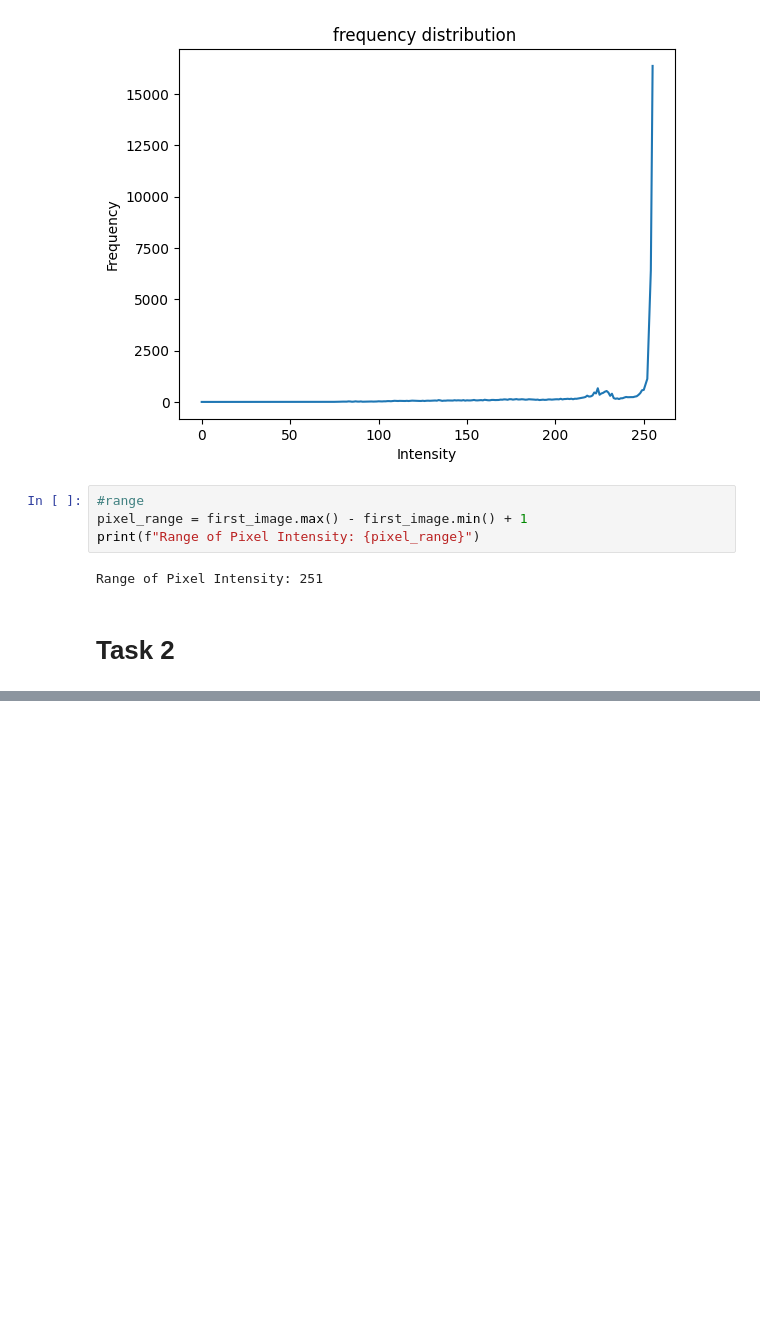
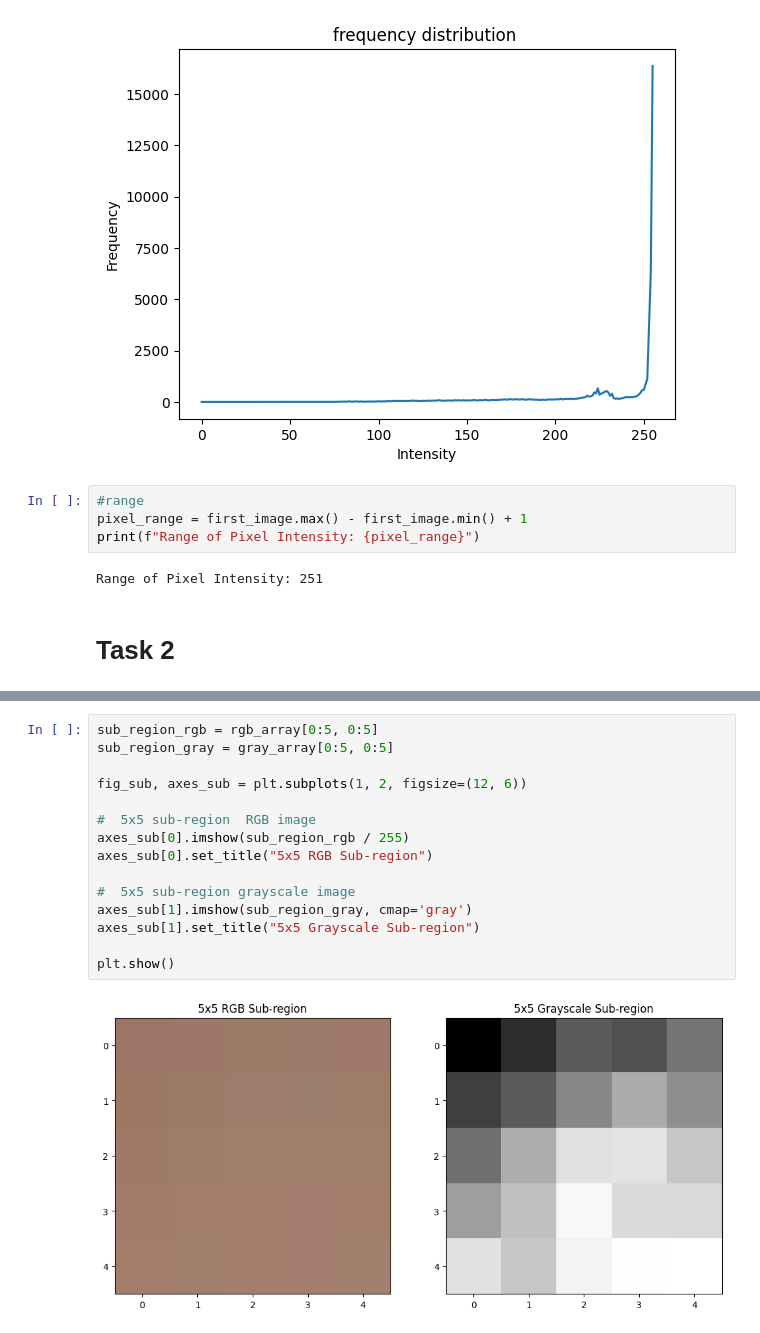
Before and after one commit to AMO-35/DIP_Re_evaluation_Task, a Jupyter notebook: DIP_Re_evaluation_Task.ipynb, the cells around one changed output, grey strips where cells are left out. Saved outputs shown, nothing was run; the diff lists cells and outputs as text; blank space fills up the shorter version.

```diff
--- a/DIP_Re_evaluation_Task.ipynb
+++ b/DIP_Re_evaluation_Task.ipynb
@@ -47,0 +73,17 @@ Range of Pixel Intensity: 251
+# %%
+sub_region_rgb = rgb_array[0:5, 0:5]
+sub_region_gray = gray_array[0:5, 0:5]
+
+fig_sub, axes_sub = plt.subplots(1, 2, figsize=(12, 6))
+
+#  5x5 sub-region  RGB image
+axes_sub[0].imshow(sub_region_rgb / 255)
+axes_sub[0].set_title("5x5 RGB Sub-region")
+
+#  5x5 sub-region grayscale image
+axes_sub[1].imshow(sub_region_gray, cmap='gray')
+axes_sub[1].set_title("5x5 Grayscale Sub-region")
+
+plt.show()
+# %% [output]
+[figure, added]
```
Also changed, not shown: parts of 2 cells of this notebook.
